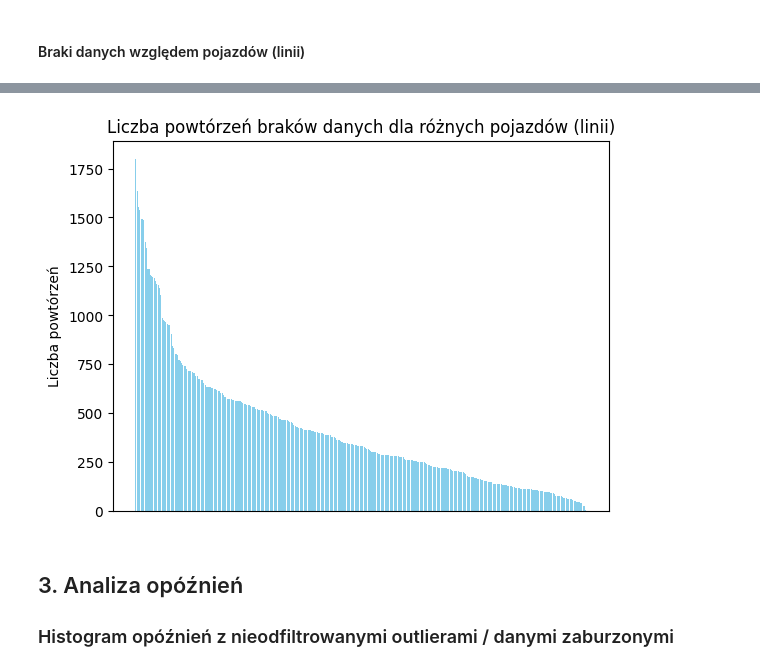
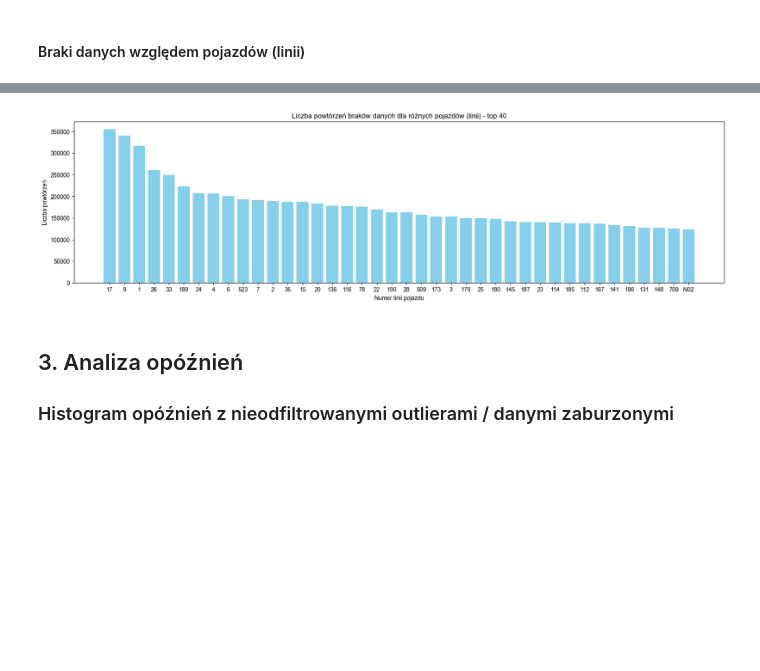
Before and after one commit to hoanganhlinh/praca-inzynierska, a Jupyter notebook: EDA.ipynb, the cells around one changed output, grey strips where cells are left out. Saved outputs shown, nothing was run; the diff lists cells and outputs as text; code cells hidden in the pictures; blank space fills up the shorter version.

Commit message:
add update EDA: missing data #3

```diff
--- a/EDA.ipynb
+++ b/EDA.ipynb
@@ -219,11 +217,17 @@ print(daty)
 87
 ['2022-03-22', '2022-03-23', '2022-03-24', '2022-03-29', '2022-03-30', '2022-03-31', '2022-04-05', '2022-04-06', '2022-04-07', '2022-04-12', '2022-04-13', '2022-04-14', '2022-04-19', '2022-04-20', '20 ...
 # %%
+import warnings
+warnings.filterwarnings("ignore", category=pd.core.common.SettingWithCopyWarning)
+
 directory = "./dane/"
 show_output = False
 
 # Lista dni bez pliku gtfs/rt-gtfs
 missing_dates = [[],[],[]]
+
+# Połączenie planowanych i rzeczywistych danych
+final_missingval_merge = []
 
 # Tabela z wieszami zawierajacymi braki danych
 missing_vals_merge_columns = ['trip_id', 'stop_id', 'route_id', 'route_short_name', 'arrival_time_x', 'arrival_time_y', 'diff', 'date']    # dodatkowo data
@@ -283,14 +287,12 @@ for day in daty:
 missing_dates = pd.DataFrame({'date': missing_dates[0],
                              'missing_gtfs': missing_dates[1],
                              'missing_rt-gtfs': missing_dates[2]})
-print(missing_dates)
-
-print(missing_vals_merge.head(5))
 
 missing_data_summary = pd.DataFrame({'date': missing_data_summary[0],
                                      'real-time': missing_data_summary[1],
                                      'missing-vals': missing_data_summary[2]})
-print(missing_data_summary)
+
+warnings.filterwarnings("default")
 # %% [output]
 2022-03-22
 2022-03-23
@@ -471,9 +427,9 @@ plt.show()
 # %% [markdown]
 #### Braki danych względem pojazdów (linii)
 # %%
-summary = missing_vals.groupby('route_short_name').size().reset_index(name='count')
+summary = missing_vals_merge.groupby('route_short_name').size().reset_index(name='count')
 summary = summary.sort_values(by='count', ascending=False)
-
-summary.head(50)
+summary = summary.head(40)
+summary.head(10)
 # %% [output]
 |  | route_short_name | count |
@@ -496,12 +446,12 @@ summary.head(50)
 # %%
-# Tworzymy wykres słupkowy
+plt.figure(figsize=(20, 5))
 plt.bar(summary['route_short_name'], summary['count'], color='skyblue')
-plt.title('Liczba powtórzeń braków danych dla różnych pojazdów (linii)')
+plt.title('Liczba powtórzeń braków danych dla różnych pojazdów (linii) - top 40')
+plt.xlabel('Numer linii pojazdu')
 plt.ylabel('Liczba powtórzeń')
-plt.xticks([])
 plt.show()
 # %% [output]
-[figure, old version]
+[figure, new version]
 # %% [markdown]
 ## 3. Analiza opóźnień
 
```
Also changed, not shown: parts of 14 cells of this notebook.
